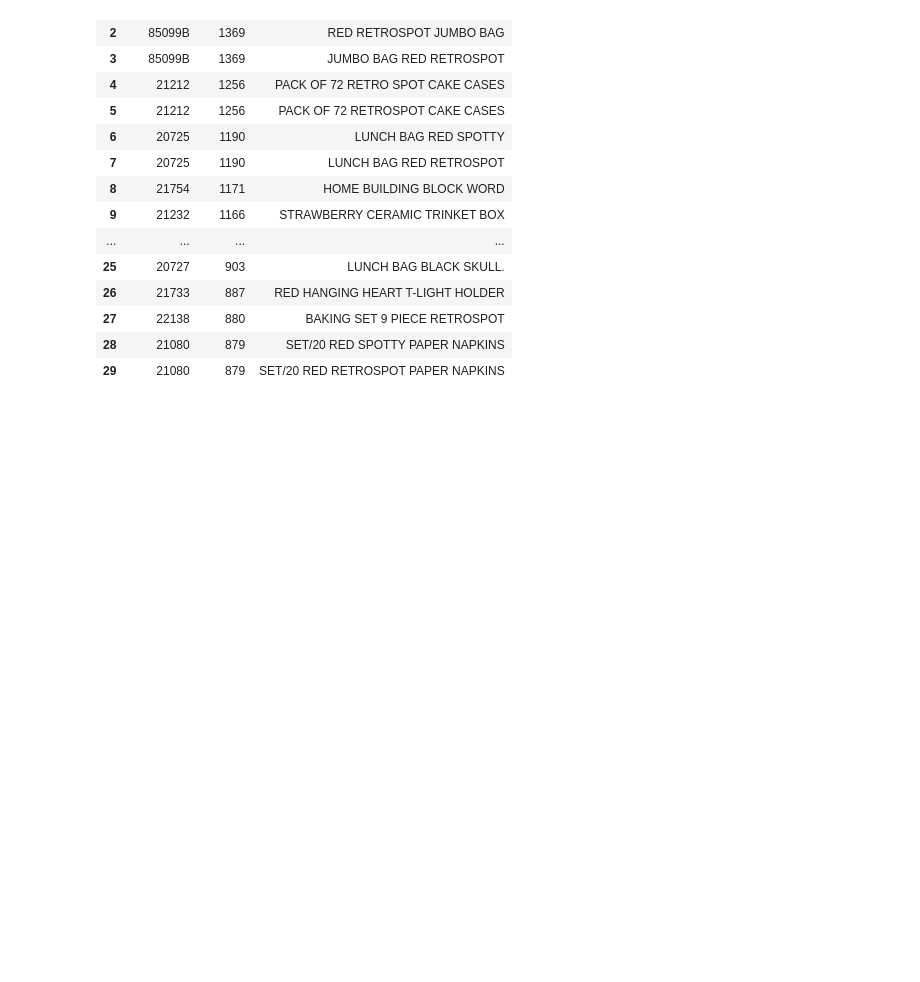
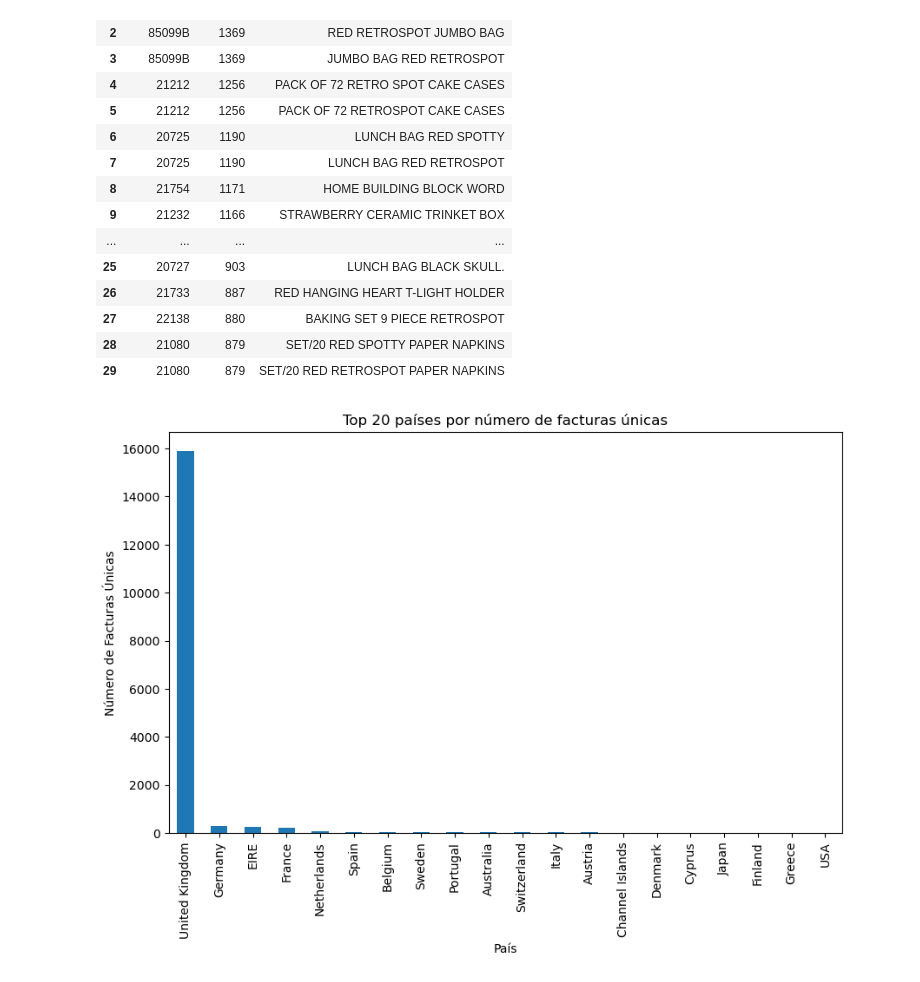
Before and after one commit to DaLeedev/CLTV_PROJECT, a Jupyter notebook: notebooks/Exploracion de los Datos.ipynb, the cells around one changed output. Saved outputs shown, nothing was run; the diff lists cells and outputs as text; code cells hidden in the pictures; blank space fills up the shorter version.

Commit message:
feat: Visualizacion de ventas por paises

```diff
--- a/notebooks/Exploracion de los Datos.ipynb
+++ b/notebooks/Exploracion de los Datos.ipynb
@@ -118,3 +118,19 @@ top_20_with_desc
 | 27 | 22138 | 880 | BAKING SET 9 PIECE RETROSPOT |
 | 28 | 21080 | 879 | SET/20 RED SPOTTY PAPER NAPKINS |
 | 29 | 21080 | 879 | SET/20 RED RETROSPOT PAPER NAPKINS |
+# %%
+top_20_paises = (
+    df.groupby('country')['invoice']
+      .nunique()
+      .sort_values(ascending=False)
+      .head(20)
+)
+
+plt.figure(figsize=(10,6))
+top_20_paises.plot(kind='bar')
+plt.title("Top 20 países por número de facturas únicas")
+plt.xlabel("País")
+plt.ylabel("Número de Facturas Únicas")
+plt.show()
+# %% [output]
+[figure, added]
```
